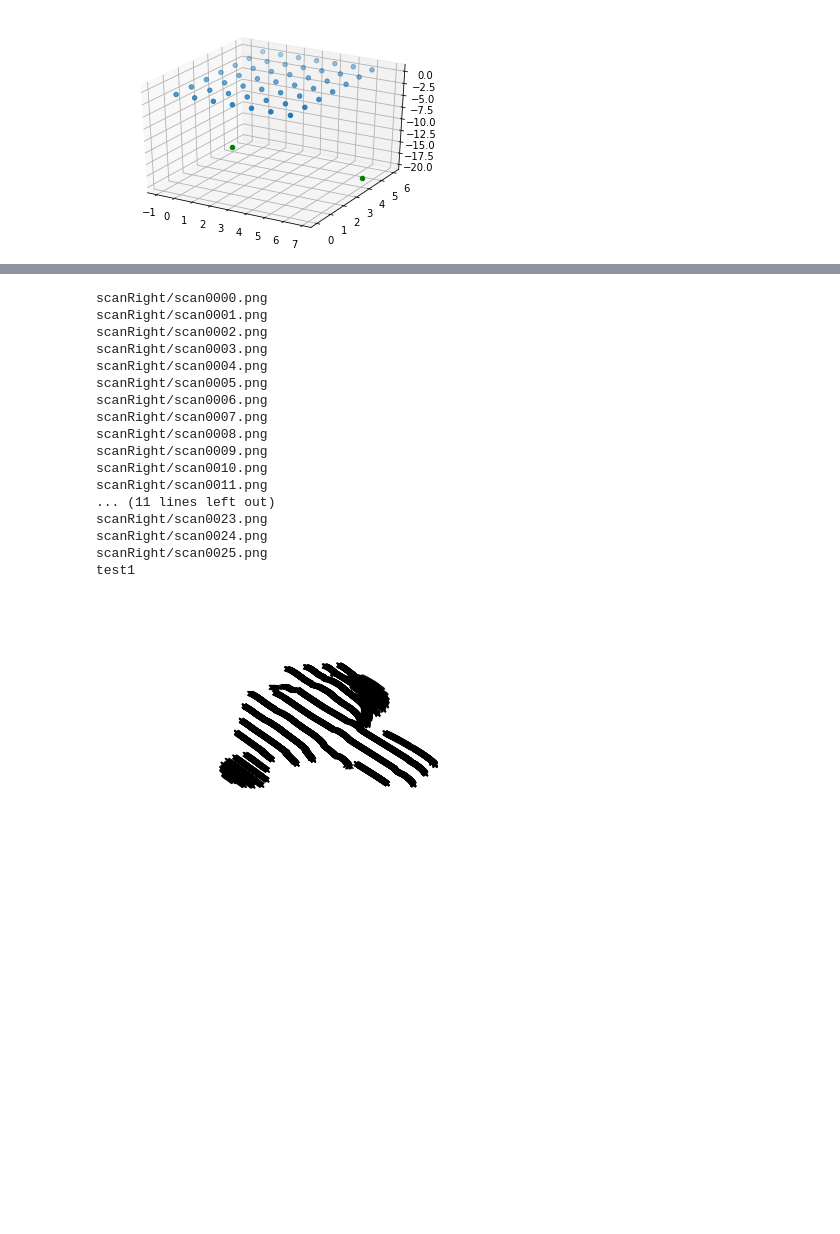
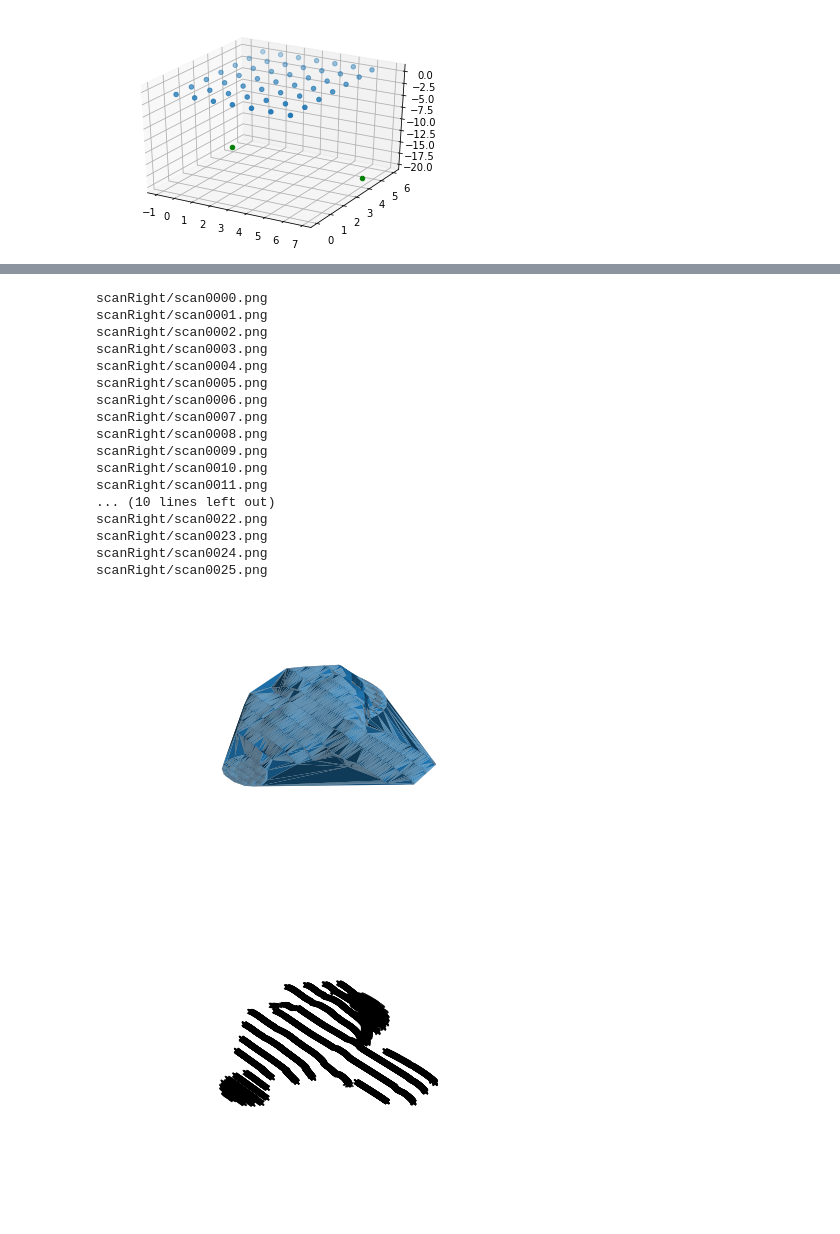
Before and after one commit to victorsmits/Jupyter, a Jupyter notebook: monkey/Stéréovision.ipynb, the cells around one changed output, grey strips where cells are left out. Cells and saved outputs as stored; diff of their text form; code cells hidden in the pictures; blank space fills up the shorter version.

Commit message:
plot surface

```diff
--- a/monkey/Stéréovision.ipynb
+++ b/monkey/Stéréovision.ipynb
@@ -284,6 +288,7 @@ def getReddAvg(fname):
         except:
             pass
     return redPoints
+
 
 def eplRedPoints(path,EplRight):
     points = []
@@ -318,7 +323,6 @@ def eplRedPoints(path,EplRight):
 
 
 pointsRight = eplRedPoints('scanRight/scan',epl)
-print("test1")
 # %% [output]
 scanRight/scan0000.png
 scanRight/scan0001.png
@@ -332,11 +336,11 @@ scanRight/scan0008.png
 scanRight/scan0009.png
 scanRight/scan0010.png
 scanRight/scan0011.png
-... (11 lines left out)
+... (10 lines left out)
+scanRight/scan0022.png
 scanRight/scan0023.png
 scanRight/scan0024.png
 scanRight/scan0025.png
-test1
 # %%
 %matplotlib inline
 from mathutils import geometry as pygeo
@@ -382,6 +386,13 @@ def getIntersection(pointsLeft,pointsRight):
 
 
 def draw3DLine(start,end):
+    figure = plt.figure()
+    ax = Axes3D(figure)
+
+    ax.set_xlabel('X axis')
+    ax.set_ylabel('Y axis')
+    ax.set_zlabel('Z axis')
+
     x_start,y_start,z_start = start
     x_end,y_end,z_end = end
 
@@ -400,38 +411,44 @@ def getObjectPoint():
         pointRight = np.array(pointsRight[l])
         for i in range(len(pointsLeft[0])):
             try:
 
                 # calcul du point d'intersection sur l'objet -> on obtient une liste de vector
                 intersection = getIntersection(pointsLeft[:,i],pointRight[:,i])
                 # print(intersection)
                 for inter in intersection:
                     x,y,z = inter
                     point[0].append(x)
                     point[1].append(y)
                     point[2].append(z)
             except:
                 pass
     return np.array(point)
 
 
-def drawObject(point):
+def drawPointObject(point):
     figure = plt.figure()
     ax = Axes3D(figure)
 
     ax.scatter3D(point[0,:],point[1,:],point[2,:],c='black',marker='x')
+
     ax.view_init(-95,-50)
     plt.axis('off')
     plt.show()
 
 
-figure = plt.figure()
-ax = Axes3D(figure)
+def drawSurfaceObject(point):
+    figure = plt.figure()
+    ax = Axes3D(figure)
+    ax.plot_trisurf(point[0,:],point[1,:],point[2,:])
 
-ax.set_xlabel('X axis')
-ax.set_ylabel('Y axis')
-ax.set_zlabel('Z axis')
+    ax.view_init(-95,-50)
+    plt.axis('off')
+    plt.show()
+
 
 point = getObjectPoint()
-drawObject(point)
+drawSurfaceObject(point)
+drawPointObject(point)
 # %% [output]
-[figure, old version]
+[figure, new version]
+[figure, added]
```
Also changed, not shown: parts of 4 cells of this notebook.
